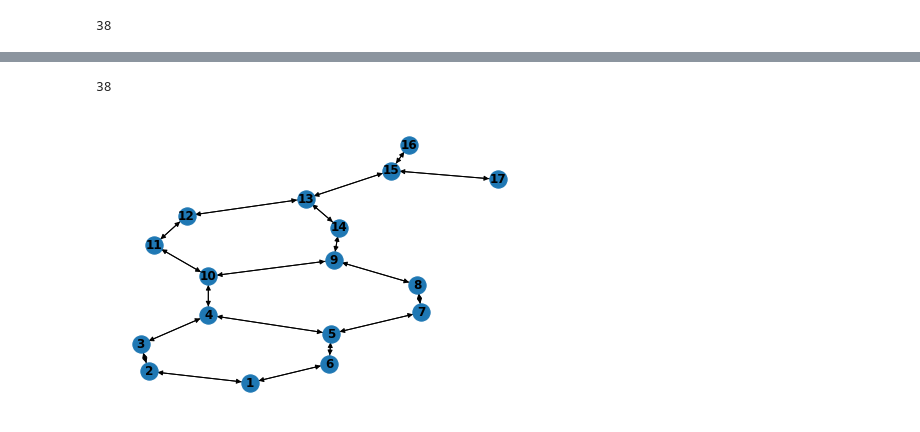
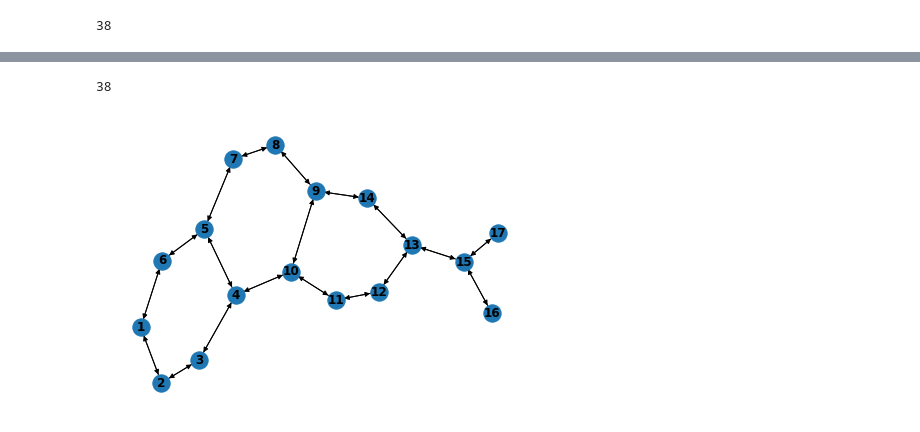
Before and after one commit to blufzzz/Discrete-Curvature-Graph-Classification, a Jupyter notebook: graph_classification.ipynb, the cells around one changed output, grey strips where cells are left out. Saved outputs shown, nothing was run; the diff lists cells and outputs as text; code cells hidden in the pictures.

```diff
--- a/graph_classification.ipynb
+++ b/graph_classification.ipynb
@@ -357,6 +385,8 @@ for i,graph in enumerate(X_mutag_nx):
     X_mutag_nx_curvature.append(g)
 # %%
 g_nx_c = X_mutag_nx_curvature[0]
-g_nx_c.number_of_edges()
+print(g_nx_c.number_of_edges())
+nx.draw(g_nx_c, with_labels=True, font_weight='bold')
 # %% [output]
 38
+[figure, added]
@@ -365,4 +392,0 @@ data_mutag = [from_networkx(G) for G in X_mutag_nx_curvature]
-# %%
-nx.draw(X_mutag_nx_curvature[0], with_labels=True, font_weight='bold')
-# %% [output]
-[figure, removed]
```
Also changed, not shown: parts of 14 cells of this notebook.
